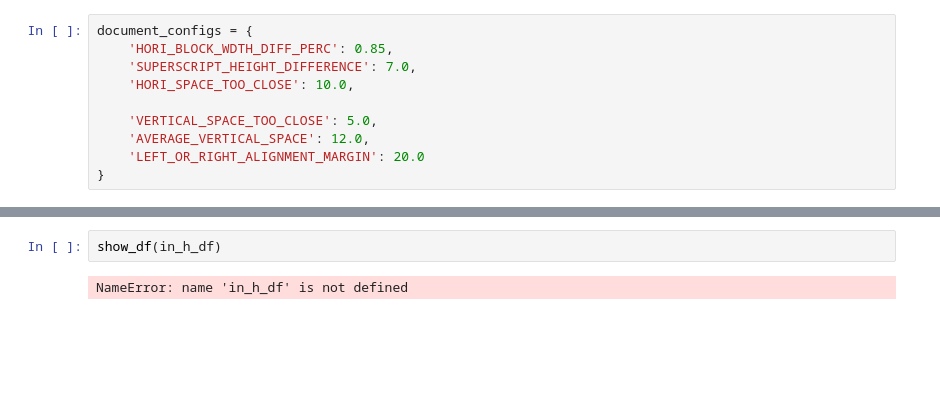
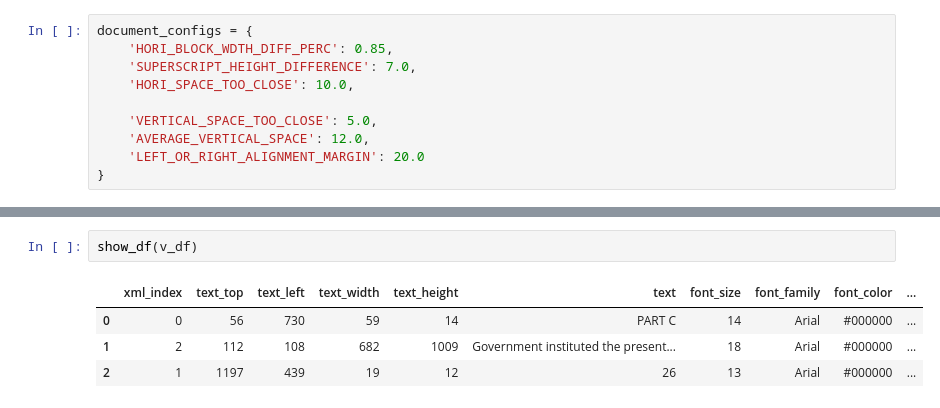
Before and after one commit to kumardeepak/document-structure, a Jupyter notebook: notebooks/DOCUMENT_STRUCTURE_MAIN.ipynb, the cells around one changed output, grey strips where cells are left out. Saved outputs shown, nothing was run; the diff lists cells and outputs as text; blank space fills up the shorter version.

```diff
--- a/notebooks/DOCUMENT_STRUCTURE_MAIN.ipynb
+++ b/notebooks/DOCUMENT_STRUCTURE_MAIN.ipynb
@@ -162,4 +100,7 @@ draw_box(img, page_width, page_height, h_df, color='red')
 # %%
-show_df(in_h_df)
+show_df(v_df)
 # %% [output]
-NameError: name 'in_h_df' is not defined
+|  | xml_index | text_top | text_left | text_width | text_height | text | font_size | font_family | font_color | ... |
+| 0 | 0 | 56 | 730 | 59 | 14 | PART C | 14 | Arial | #000000 | ... |
+| 1 | 2 | 112 | 108 | 682 | 1009 | Government instituted the present... | 18 | Arial | #000000 | ... |
+| 2 | 1 | 1197 | 439 | 19 | 12 | 26 | 13 | Arial | #000000 | ... |
```
Also changed, not shown: parts of 5 cells of this notebook, 1 other file.
